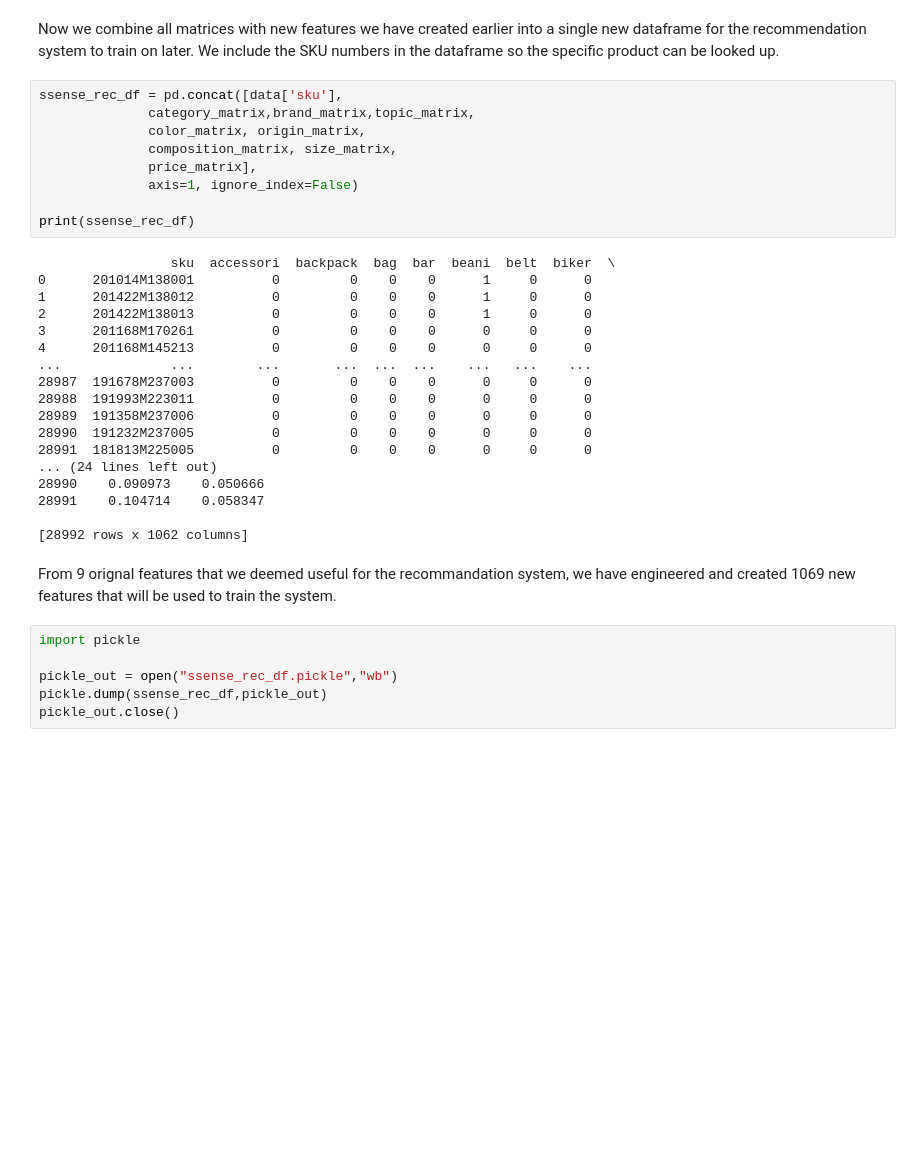
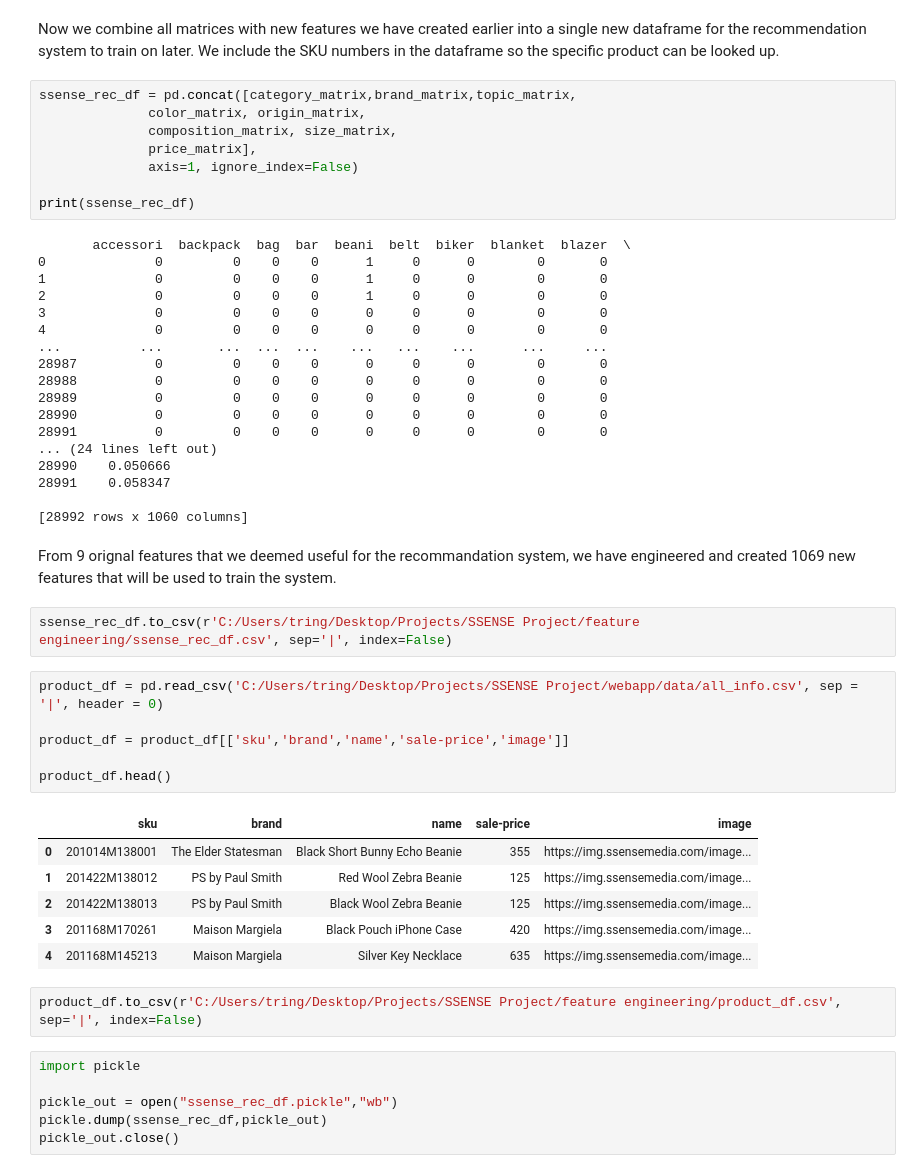
Before and after one commit to nqtri/SSENSE-Product-Recommendation-System, a Jupyter notebook: feature-engineering/feature engineer.ipynb, the cells around one changed output. Cells and saved outputs as stored; diff of their text form; blank space fills up the shorter version.

```diff
--- a/feature-engineering/feature engineer.ipynb
+++ b/feature-engineering/feature engineer.ipynb
@@ -742,8 +729,7 @@ array([[ 355.,  355.],
 # %% [markdown]
 Now we combine all matrices with new features we have created earlier into a single new dataframe for the recommendation system to train on later. We include the SKU numbers in the dataframe so the specific product can be looked up.
 # %%
-ssense_rec_df = pd.concat([data['sku'],
-              category_matrix,brand_matrix,topic_matrix,
+ssense_rec_df = pd.concat([category_matrix,brand_matrix,topic_matrix,
               color_matrix, origin_matrix,
               composition_matrix, size_matrix,
               price_matrix],
@@ -751,25 +737,42 @@ ssense_rec_df = pd.concat([data['sku'],
 
 print(ssense_rec_df)
 # %% [output]
-                 sku  accessori  backpack  bag  bar  beani  belt  biker  \
-0      201014M138001          0         0    0    0      1     0      0
-1      201422M138012          0         0    0    0      1     0      0
-2      201422M138013          0         0    0    0      1     0      0
-3      201168M170261          0         0    0    0      0     0      0
-4      201168M145213          0         0    0    0      0     0      0
-...              ...        ...       ...  ...  ...    ...   ...    ...
-28987  191678M237003          0         0    0    0      0     0      0
-28988  191993M223011          0         0    0    0      0     0      0
-28989  191358M237006          0         0    0    0      0     0      0
-28990  191232M237005          0         0    0    0      0     0      0
-28991  181813M225005          0         0    0    0      0     0      0
+       accessori  backpack  bag  bar  beani  belt  biker  blanket  blazer  \
+0              0         0    0    0      1     0      0        0       0
+1              0         0    0    0      1     0      0        0       0
+2              0         0    0    0      1     0      0        0       0
+3              0         0    0    0      0     0      0        0       0
+4              0         0    0    0      0     0      0        0       0
+...          ...       ...  ...  ...    ...   ...    ...      ...     ...
+28987          0         0    0    0      0     0      0        0       0
+28988          0         0    0    0      0     0      0        0       0
+28989          0         0    0    0      0     0      0        0       0
+28990          0         0    0    0      0     0      0        0       0
+28991          0         0    0    0      0     0      0        0       0
 ... (24 lines left out)
-28990    0.090973    0.050666
-28991    0.104714    0.058347
+28990    0.050666
+28991    0.058347
 
-[28992 rows x 1062 columns]
+[28992 rows x 1060 columns]
 # %% [markdown]
 From 9 orignal features that we deemed useful for the recommandation system, we have engineered and created 1069 new features that will be used to train the system.
+# %%
+ssense_rec_df.to_csv(r'C:/Users/tring/Desktop/Projects/SSENSE Project/feature engineering/ssense_rec_df.csv', sep='|', index=False)
+# %%
+product_df = pd.read_csv('C:/Users/tring/Desktop/Projects/SSENSE Project/webapp/data/all_info.csv', sep = '|', header = 0)
+
+product_df = product_df[['sku','brand','name','sale-price','image']]
+
+product_df.head()
+# %% [output]
+|  | sku | brand | name | sale-price | image |
+| 0 | 201014M138001 | The Elder Statesman | Black Short Bunny Echo Beanie | 355 | https://img.ssensemedia.com/image... |
+| 1 | 201422M138012 | PS by Paul Smith | Red Wool Zebra Beanie | 125 | https://img.ssensemedia.com/image... |
+| 2 | 201422M138013 | PS by Paul Smith | Black Wool Zebra Beanie | 125 | https://img.ssensemedia.com/image... |
+| 3 | 201168M170261 | Maison Margiela | Black Pouch iPhone Case | 420 | https://img.ssensemedia.com/image... |
+| 4 | 201168M145213 | Maison Margiela | Silver Key Necklace | 635 | https://img.ssensemedia.com/image... |
+# %%
+product_df.to_csv(r'C:/Users/tring/Desktop/Projects/SSENSE Project/feature engineering/product_df.csv', sep='|', index=False)
 # %%
 import pickle
 
```
Also changed, not shown: parts of 7 cells of this notebook.
